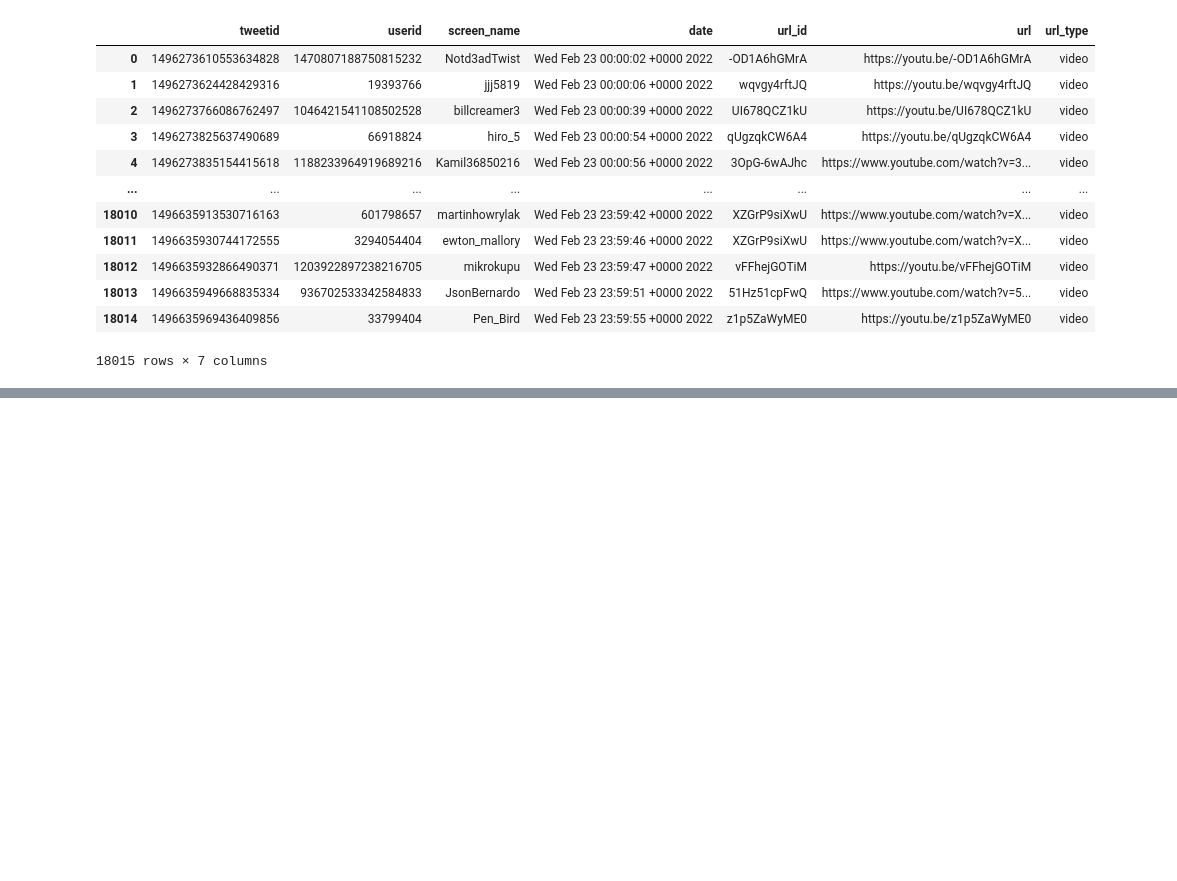
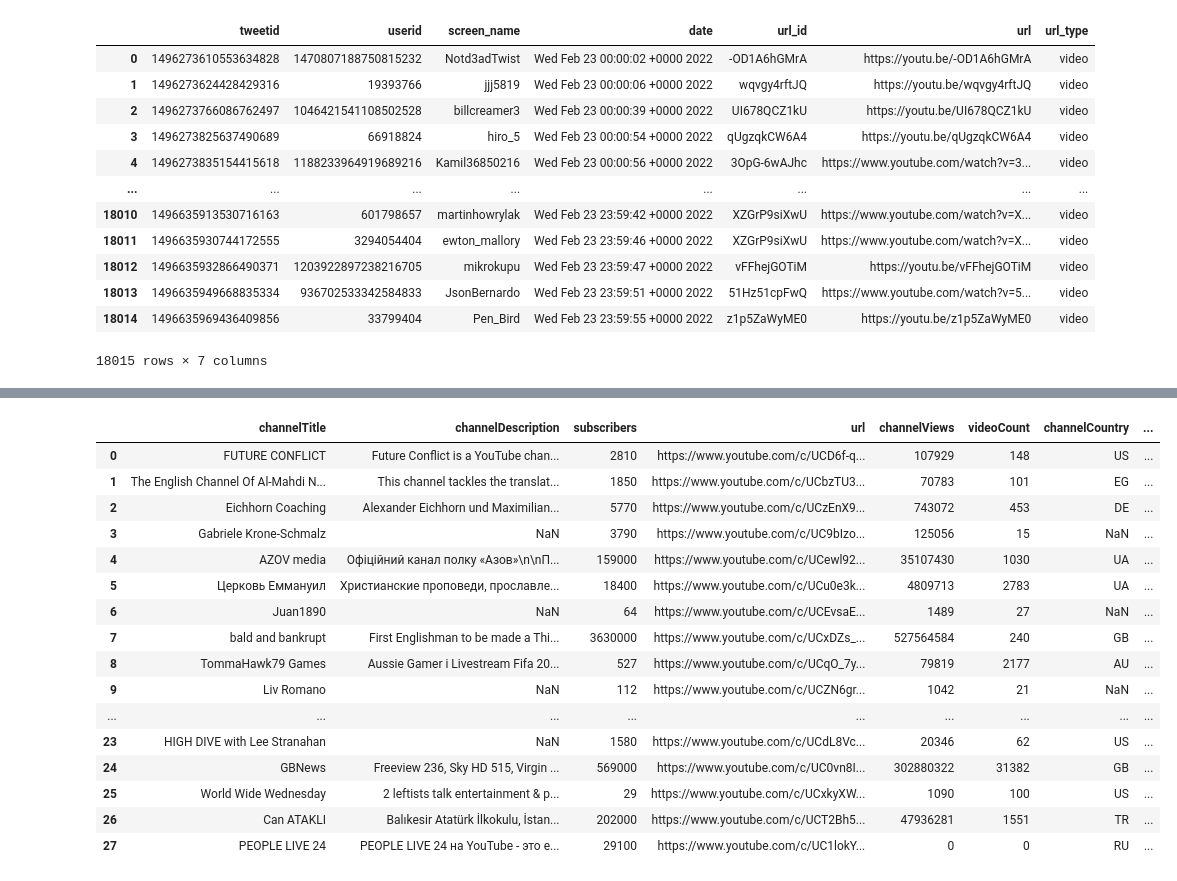
Before and after one commit to MihirS57/Twitter-YouTube-Compile-Monitor, a Jupyter notebook: Twitter-YouTube-Monitoring.ipynb, the cells around one changed output, grey strips where cells are left out. Cells and saved outputs as stored; diff of their text form; code cells hidden in the pictures; blank space fills up the shorter version.

```diff
--- a/Twitter-YouTube-Monitoring.ipynb
+++ b/Twitter-YouTube-Monitoring.ipynb
@@ -393,0 +774,21 @@ else:
+# %%
+yt_channel_data = pd.read_csv(f'./datasets/Extracted/{month_query}-{day_query}-{year_query}ChannelDataset.csv')
+yt_channel_data
+# %% [output]
+|  | channelTitle | channelDescription | subscribers | url | channelViews | videoCount | channelCountry | ... |
+| 0 | FUTURE CONFLICT | Future Conflict is a YouTube chan... | 2810 | https://www.youtube.com/c/UCD6f-q... | 107929 | 148 | US | ... |
+| 1 | The English Channel Of Al-Mahdi N... | This channel tackles the translat... | 1850 | https://www.youtube.com/c/UCbzTU3... | 70783 | 101 | EG | ... |
+| 2 | Eichhorn Coaching | Alexander Eichhorn und Maximilian... | 5770 | https://www.youtube.com/c/UCzEnX9... | 743072 | 453 | DE | ... |
+| 3 | Gabriele Krone-Schmalz | NaN | 3790 | https://www.youtube.com/c/UC9bIzo... | 125056 | 15 | NaN | ... |
+| 4 | AZOV media | Офіційний канал полку «Азов»\n\nП... | 159000 | https://www.youtube.com/c/UCewl92... | 35107430 | 1030 | UA | ... |
+| 5 | Церковь Еммануил | Христианские проповеди, прославле... | 18400 | https://www.youtube.com/c/UCu0e3k... | 4809713 | 2783 | UA | ... |
+| 6 | Juan1890 | NaN | 64 | https://www.youtube.com/c/UCEvsaE... | 1489 | 27 | NaN | ... |
+| 7 | bald and bankrupt | First Englishman to be made a Thi... | 3630000 | https://www.youtube.com/c/UCxDZs_... | 527564584 | 240 | GB | ... |
+| 8 | TommaHawk79 Games | Aussie Gamer i Livestream Fifa 20... | 527 | https://www.youtube.com/c/UCqO_7y... | 79819 | 2177 | AU | ... |
+| 9 | Liv Romano | NaN | 112 | https://www.youtube.com/c/UCZN6gr... | 1042 | 21 | NaN | ... |
+| ... | ... | ... | ... | ... | ... | ... | ... | ... |
+| 23 | HIGH DIVE with Lee Stranahan | NaN | 1580 | https://www.youtube.com/c/UCdL8Vc... | 20346 | 62 | US | ... |
+| 24 | GBNews | Freeview 236, Sky HD 515, Virgin ... | 569000 | https://www.youtube.com/c/UC0vn8I... | 302880322 | 31382 | GB | ... |
+| 25 | World Wide Wednesday | 2 leftists talk entertainment & p... | 29 | https://www.youtube.com/c/UCxkyXW... | 1090 | 100 | US | ... |
+| 26 | Can ATAKLI | Balıkesir Atatürk İlkokulu, İstan... | 202000 | https://www.youtube.com/c/UCT2Bh5... | 47936281 | 1551 | TR | ... |
+| 27 | PEOPLE LIVE 24 | PEOPLE LIVE 24 на YouTube - это е... | 29100 | https://www.youtube.com/c/UC1lokY... | 0 | 0 | RU | ... |
```
Also changed, not shown: parts of 45 cells of this notebook.
